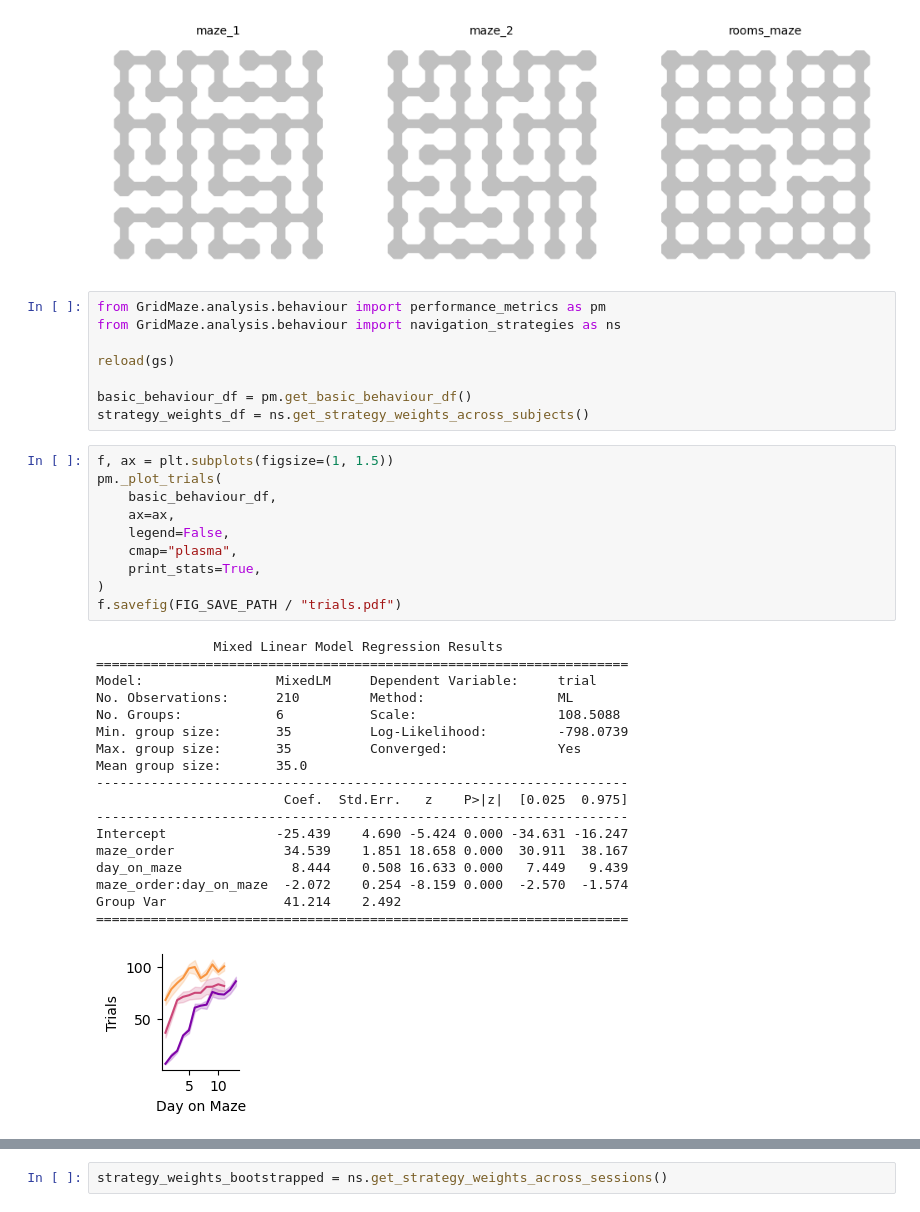
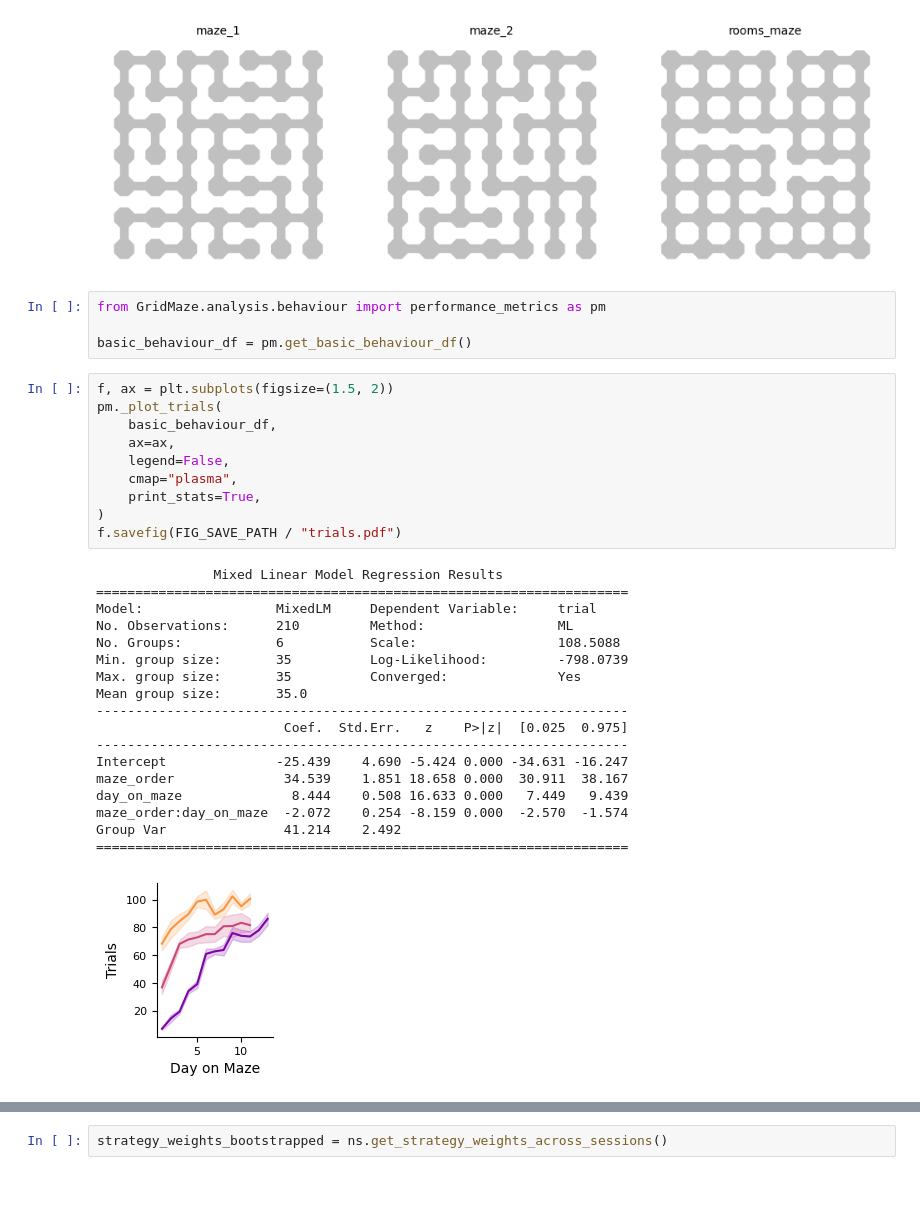
Before and after one commit to peterdoohan/GridMaze-mFC, a Jupyter notebook: Notebooks/1.maze_behaviour.ipynb, the cells around one changed output, grey strips where cells are left out. Saved outputs shown, nothing was run; the diff lists cells and outputs as text; blank space fills up the shorter version.

```diff
--- a/Notebooks/1.maze_behaviour.ipynb
+++ b/Notebooks/1.maze_behaviour.ipynb
@@ -54,40 +54,36 @@ f.savefig(FIG_SAVE_PATH / "maze_series.pdf")
 [figure]
 # %%
 from GridMaze.analysis.behaviour import performance_metrics as pm
-from GridMaze.analysis.behaviour import navigation_strategies as ns
-
-reload(gs)
 
 basic_behaviour_df = pm.get_basic_behaviour_df()
-strategy_weights_df = ns.get_strategy_weights_across_subjects()
 # %%
-f, ax = plt.subplots(figsize=(1, 1.5))
+f, ax = plt.subplots(figsize=(1.5, 2))
 pm._plot_trials(
     basic_behaviour_df,
     ax=ax,
     legend=False,
     cmap="plasma",
     print_stats=True,
 )
 f.savefig(FIG_SAVE_PATH / "trials.pdf")
 # %% [output]
                Mixed Linear Model Regression Results
 ====================================================================
 Model:                 MixedLM     Dependent Variable:     trial
 No. Observations:      210         Method:                 ML
 No. Groups:            6           Scale:                  108.5088
 Min. group size:       35          Log-Likelihood:         -798.0739
 Max. group size:       35          Converged:              Yes
 Mean group size:       35.0
 --------------------------------------------------------------------
                         Coef.  Std.Err.   z    P>|z|  [0.025  0.975]
 --------------------------------------------------------------------
 Intercept              -25.439    4.690 -5.424 0.000 -34.631 -16.247
 maze_order              34.539    1.851 18.658 0.000  30.911  38.167
 day_on_maze              8.444    0.508 16.633 0.000   7.449   9.439
 maze_order:day_on_maze  -2.072    0.254 -8.159 0.000  -2.570  -1.574
 Group Var               41.214    2.492
 ====================================================================
-[figure, old version]
+[figure, new version]
 # %%
 reload(pm)
```
Also changed, not shown: parts of 14 cells of this notebook, 1 other file.
